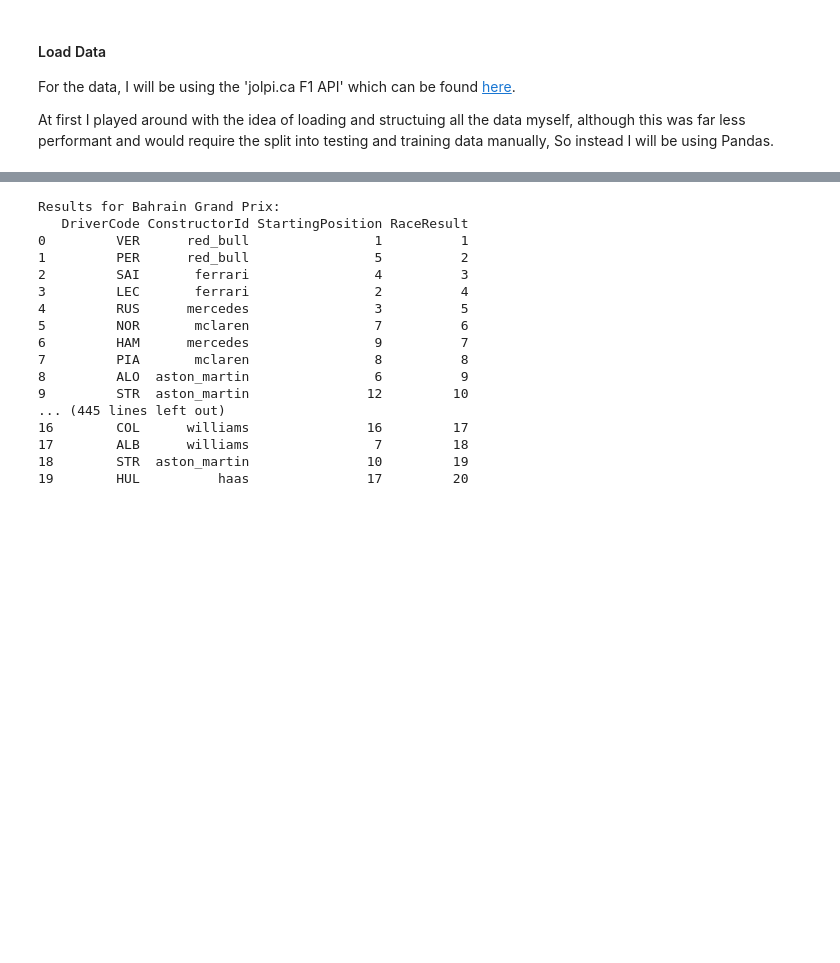
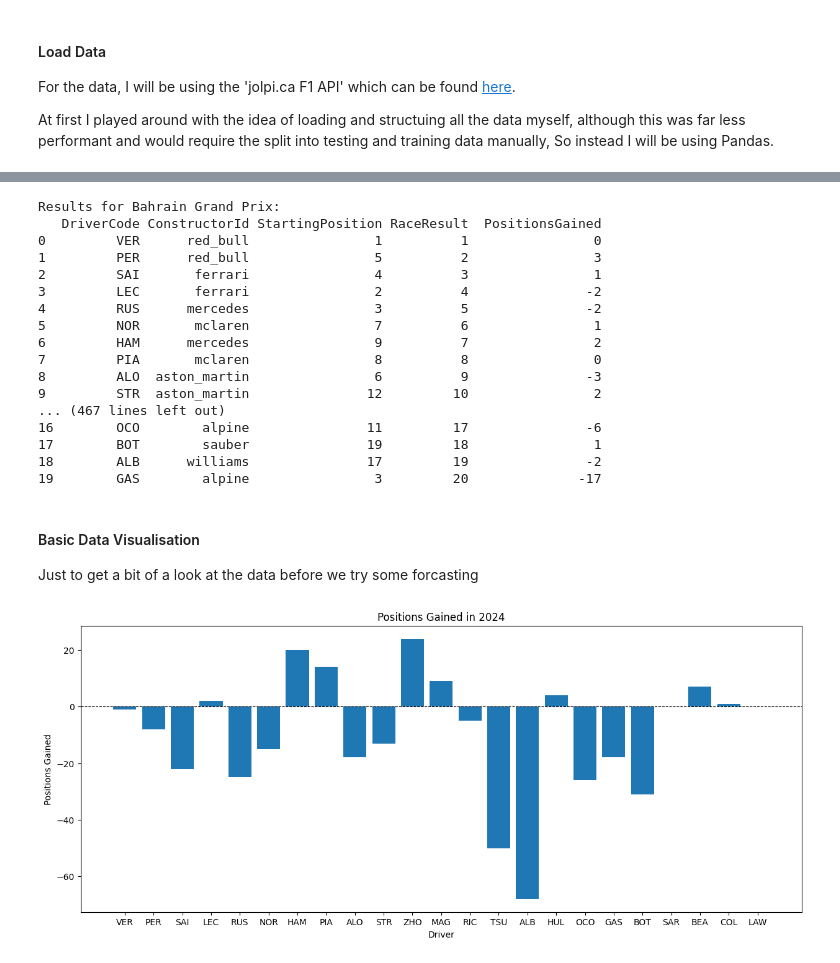
Before and after one commit to JordanEdward02/race_prediction, a Jupyter notebook: race_predictions.ipynb, the cells around one changed output, grey strips where cells are left out. Cells and saved outputs as stored; diff of their text form; code cells hidden in the pictures; blank space fills up the shorter version.

Commit message:
Add some basic visualisation for some data
Obviously very flawed but gives some example of
how we will be using this data once we
start forcasting more specific data

```diff
--- a/race_predictions.ipynb
+++ b/race_predictions.ipynb
@@ -58,7 +56,8 @@ while offset < total_results:
                 "DriverCode": res["Driver"]["code"],
                 "ConstructorId": res["Constructor"]["constructorId"],
                 "StartingPosition": res["grid"],
-                "RaceResult": res["position"]
+                "RaceResult": res["position"],
+                "PositionsGained": int(res["grid"]) - int(res["position"])
             })
 
     offset += limit
@@ -71,19 +70,50 @@ for race_name, df in race_dataframes.items():
     print(df)
 # %% [output]
 Results for Bahrain Grand Prix:
-   DriverCode ConstructorId StartingPosition RaceResult
-0         VER      red_bull                1          1
-1         PER      red_bull                5          2
-2         SAI       ferrari                4          3
-3         LEC       ferrari                2          4
-4         RUS      mercedes                3          5
-5         NOR       mclaren                7          6
-6         HAM      mercedes                9          7
-7         PIA       mclaren                8          8
-8         ALO  aston_martin                6          9
-9         STR  aston_martin               12         10
-... (445 lines left out)
-16        COL      williams               16         17
-17        ALB      williams                7         18
-18        STR  aston_martin               10         19
-19        HUL          haas               17         20
+   DriverCode ConstructorId StartingPosition RaceResult  PositionsGained
+0         VER      red_bull                1          1                0
+1         PER      red_bull                5          2                3
+2         SAI       ferrari                4          3                1
+3         LEC       ferrari                2          4               -2
+4         RUS      mercedes                3          5               -2
+5         NOR       mclaren                7          6                1
+6         HAM      mercedes                9          7                2
+7         PIA       mclaren                8          8                0
+8         ALO  aston_martin                6          9               -3
+9         STR  aston_martin               12         10                2
+... (467 lines left out)
+16        OCO        alpine               11         17               -6
+17        BOT        sauber               19         18                1
+18        ALB      williams               17         19               -2
+19        GAS        alpine                3         20              -17
+# %% [markdown]
+#### Basic Data Visualisation ####
+
+Just to get a bit of a look at the data before we try some forcasting
+# %%
+import matplotlib.pyplot as plt
+
+# Total positions gained over the season
+# Obviously insanely flawed because it doesn't take into account starting positions and includes anomaly like DNF
+position_gained = {}
+
+for race_name, df in race_dataframes.items():
+    for _, row in df.iterrows():
+        driver_code = row["DriverCode"]
+        positions_gained = row["PositionsGained"]
+
+        if driver_code not in position_gained:
+            position_gained[driver_code] = 0
+        position_gained[driver_code] += positions_gained
+
+positions_gained_df = pd.DataFrame(list(position_gained.items()), columns=["DriverCode", "PositionsGained"])
+
+plt.figure(figsize=(15, 6))
+plt.bar(positions_gained_df['DriverCode'], positions_gained_df['PositionsGained'])
+plt.title(f'Positions Gained in 2024')
+plt.xlabel('Driver')
+plt.ylabel('Positions Gained')
+plt.axhline(0, color='black', linewidth=0.8, linestyle='--')
+plt.show()
+# %% [output]
+[figure, added]
```
Also changed, not shown: parts of 1 cell of this notebook.
